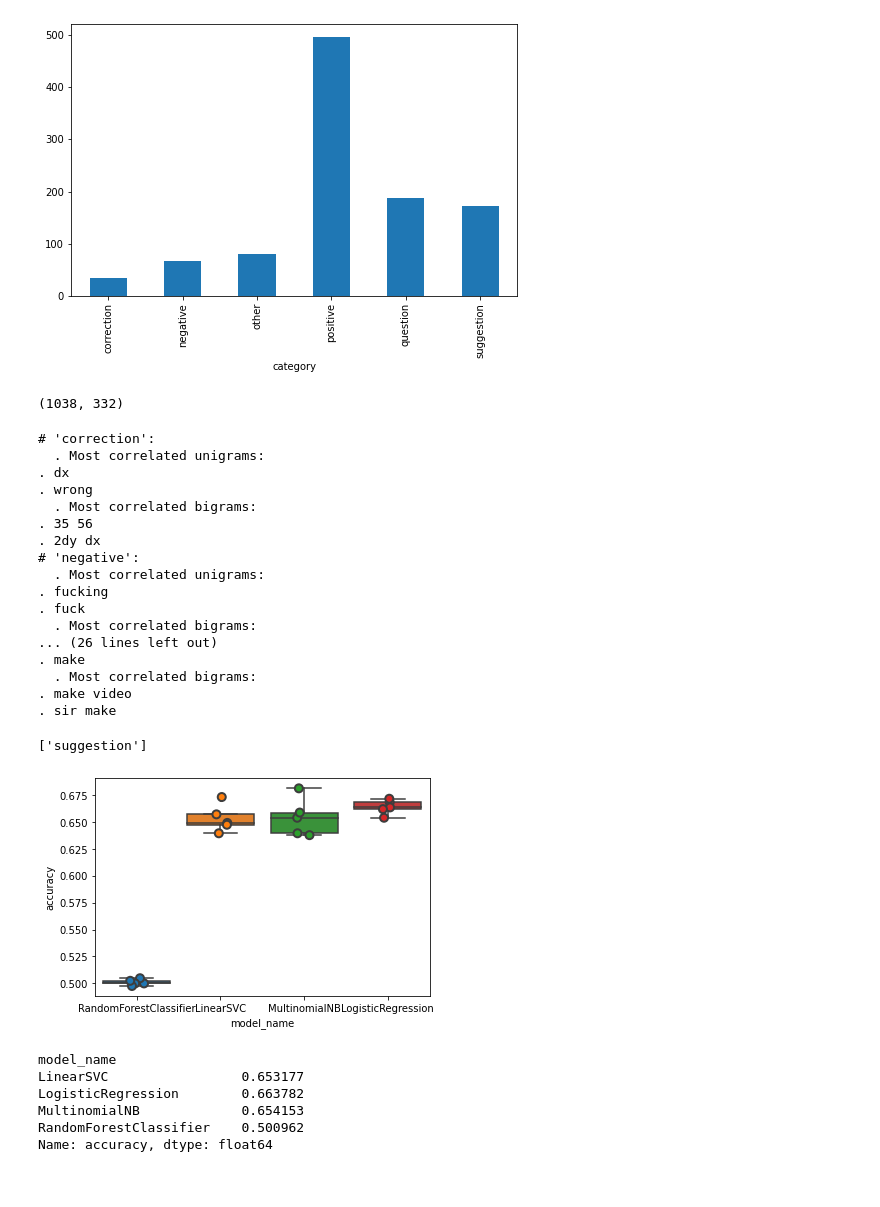
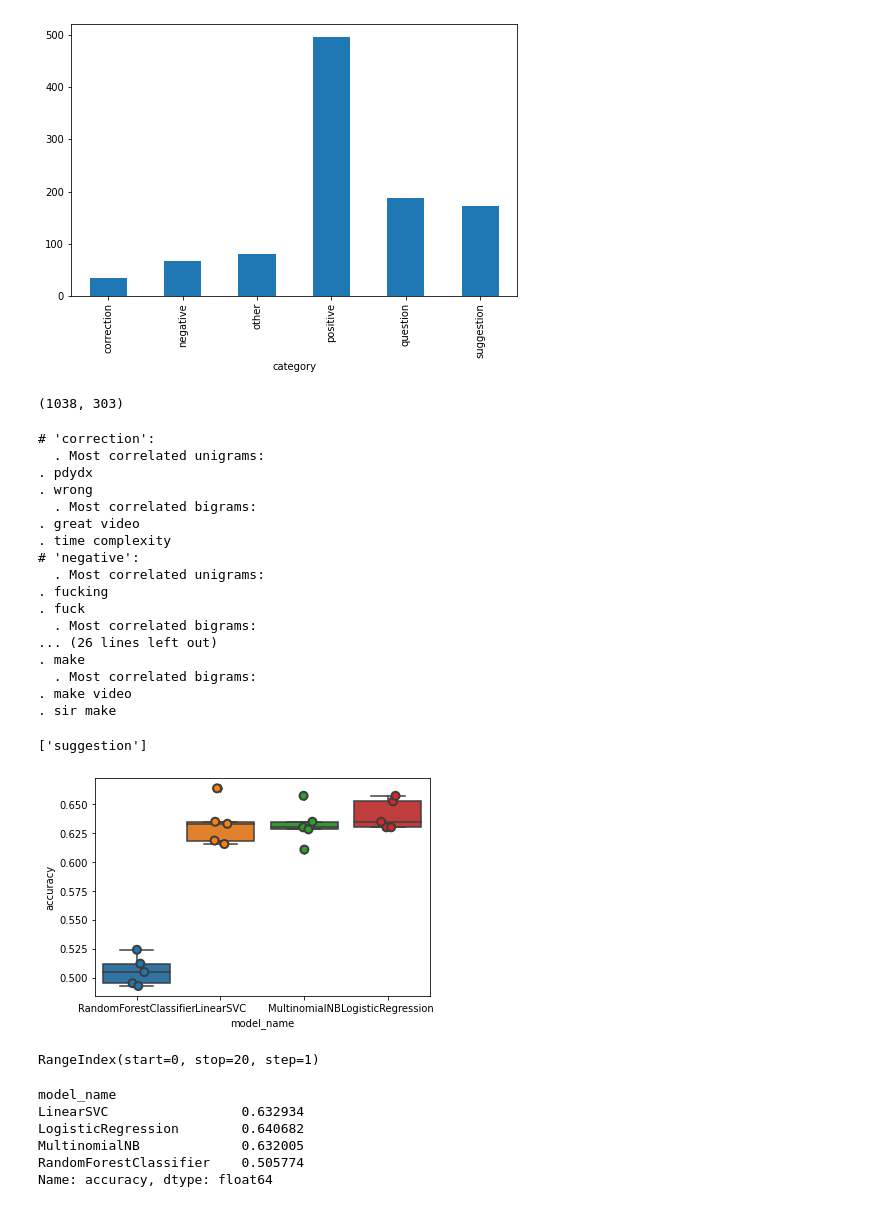
Before and after one commit to Rhitabrat/youtube-comments-categorization, a Jupyter notebook: test.ipynb, the cells around one changed output. Saved outputs shown, nothing was run; the diff lists cells and outputs as text; code cells hidden in the pictures.

Commit message:
typo corrector, stemmer, lemmatixer added

```diff
--- a/test.ipynb
+++ b/test.ipynb
@@ -24,3 +24,21 @@ print(df[df.isna().any(axis=1)])
 Empty DataFrame
 Columns: [comment, category, category_id]
 Index: []
+# %%
+# preprocessing
+
+# lowercasing
+df['comment'] = df['comment'].str.lower()
+
+# removing urls
+df['comment'] = df['comment'].str.replace('http\S+|www.\S+', '', case=False)
+
+# removing commas "\n"
+df['comment'] = df['comment'].replace('\n','', regex=True)
+
+# removing all the punctuations
+df["comment"] = df['comment'].str.replace('[^\w\s]','')
+
+# removing integers
+df['comment'] = df['comment'].replace('\d','', regex=True)
+df
@@ -26,0 +70,18 @@ Index: []
+# %%
+# stemming
+import nltk
+
+stemmer = nltk.stem.SnowballStemmer('english')
+def stem_text(text):
+    return stemmer.stem(text)
+
+df['comment'] = df['comment'].apply(stem_text)
+
+
+# lemmatizing
+lemmatizer = nltk.stem.WordNetLemmatizer()
+def lemmatize_text(text):
+    return lemmatizer.lemmatize(text)
+
+df['comment'] = df['comment'].apply(lemmatize_text)
+df
@@ -50,7 +125,7 @@ features = tfidf.fit_transform(df.comment).toarray()
 labels = df.category_id
 features.shape
 # %% [output]
-(1038, 332)
+(1038, 303)
 # %%
 from sklearn.feature_selection import chi2
 import numpy as np
@@ -68,11 +143,11 @@ for Product, category_id in sorted(category_to_id.items()):
 # %% [output]
 # 'correction':
   . Most correlated unigrams:
-. dx
+. pdydx
 . wrong
   . Most correlated bigrams:
-. 35 56
-. 2dy dx
+. great video
+. time complexity
 # 'negative':
   . Most correlated unigrams:
 . fucking
@@ -103,39 +178,43 @@ print(clf.predict(count_vect.transform(["please"])))
 # %%
 from sklearn.linear_model import LogisticRegression
 from sklearn.ensemble import RandomForestClassifier
 from sklearn.svm import LinearSVC
 from sklearn.model_selection import cross_val_score
 
 models = [
     RandomForestClassifier(n_estimators=200, max_depth=3, random_state=0),
     LinearSVC(),
     MultinomialNB(),
     LogisticRegression(random_state=0),
 ]
-CV = 5
-cv_df = pd.DataFrame(index=range(CV * len(models)))
+
+cv_df = pd.DataFrame()
 entries = []
 for model in models:
   model_name = model.__class__.__name__
-  accuracies = cross_val_score(model, features, labels, scoring='accuracy', cv=CV)
+  accuracies = cross_val_score(model, features, labels, scoring='accuracy')
   for fold_idx, accuracy in enumerate(accuracies):
     entries.append((model_name, fold_idx, accuracy))
 cv_df = pd.DataFrame(entries, columns=['model_name', 'fold_idx', 'accuracy'])
 
 import seaborn as sns
 sns.boxplot(x='model_name', y='accuracy', data=cv_df)
 sns.stripplot(x='model_name', y='accuracy', data=cv_df, size=8, jitter=True, edgecolor="gray", linewidth=2)
 plt.show()
 # %% [output]
-[figure, old version]
+[figure, new version]
+# %%
+cv_df.index
+# %% [output]
+RangeIndex(start=0, stop=20, step=1)
 # %%
 cv_df.groupby('model_name').accuracy.mean()
 # %% [output]
 model_name
-LinearSVC                 0.653177
-LogisticRegression        0.663782
-MultinomialNB             0.654153
-RandomForestClassifier    0.500962
+LinearSVC                 0.632934
+LogisticRegression        0.640682
+MultinomialNB             0.632005
+RandomForestClassifier    0.505774
 Name: accuracy, dtype: float64
 # %%
 model = LinearSVC()
```
Also changed, not shown: parts of 8 cells of this notebook.
